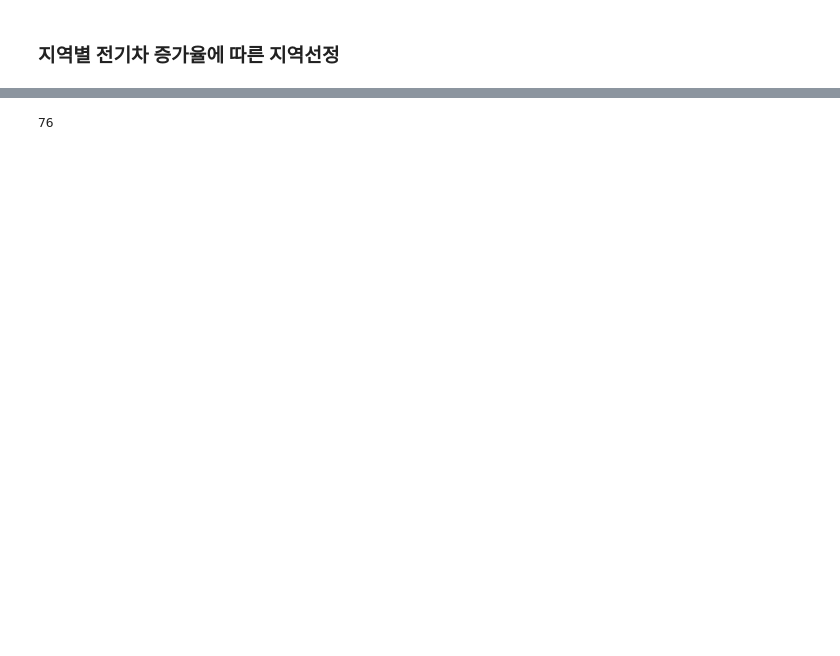
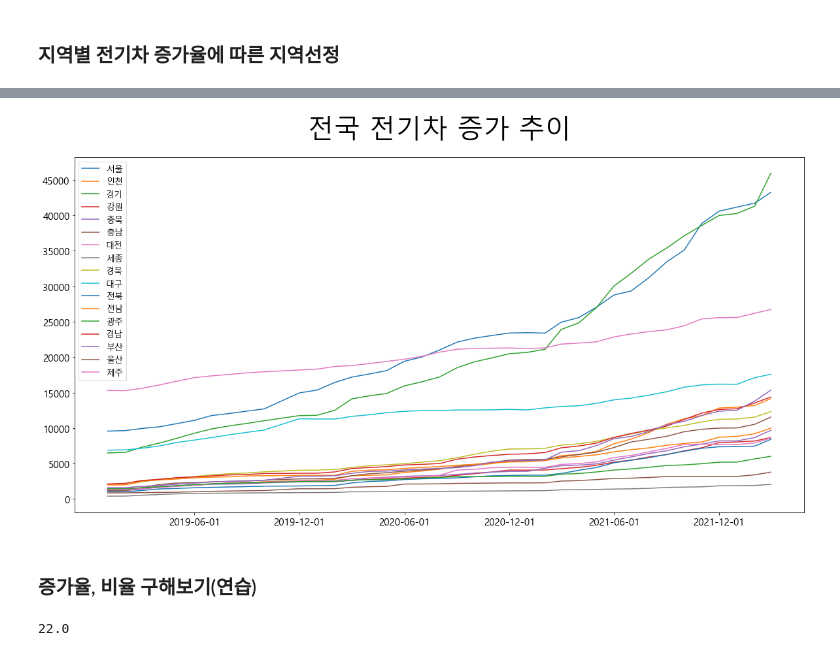
Before and after one commit to JBindio/StudyPython, a Jupyter notebook: 06.project/eletronic.ipynb, the cells around one changed output, grey strips where cells are left out. Drawn from its saved outputs; the diff is of its cells as text; code cells hidden in the pictures; blank space fills up the shorter version.

```diff
--- a/06.project/eletronic.ipynb
+++ b/06.project/eletronic.ipynb
@@ -5,5 +27,5 @@ import pandas as pd
 # %%
-df = pd.read_csv('./data/한국전력공사_지역별 전기차 현황정보_20220429.csv')
+df = pd.read_csv('./data/1.전기차/지역별_전기차_대수_현황.csv')
 df.info()
 df.describe()
 # %% [output]
@@ -33,6 +55,5 @@ memory usage: 5.8+ KB
 | 50% | 21557.500000 | 4421.500000 | 17854.500000 | 3215.500000 | 3393.000000 | 4399.500000 | 3710.500000 | 1088.000000 | 5608.000000 | 12509.000000 | 2941.500000 | ... |
 | 75% | 28317.250000 | 7519.500000 | 29258.500000 | 5087.500000 | 5348.000000 | 7087.500000 | 5682.500000 | 1391.250000 | 8536.500000 | 13848.500000 | 4936.000000 | ... |
 | max | 43206.000000 | 14134.000000 | 45891.000000 | 8652.000000 | 9683.000000 | 11532.000000 | 8595.000000 | 2069.000000 | 12318.000000 | 17584.000000 | 8404.000000 | ... |
-# %%
-df['년도'] = df['기준일'].str[2:4].astype(int)
-df['월'] = df['기준일'].str[5:7].astype(int)
+# %%
+df_all = df.drop(columns='합계')
@@ -38,0 +62,3 @@ df['월'] = df['기준일'].str[5:7].astype(int)
+# %%
+df_all['기준일'] = pd.to_datetime(df['기준일'])
+df_all.info()
@@ -39,5 +83,23 @@ df['월'] = df['기준일'].str[5:7].astype(int)
+# %%
+# 그래프 크기 조정
+plt.figure(figsize= (20,10)) # 너비, 높이 지정
+plt.plot(df_all['기준일'],df_all.drop(columns='기준일'))
+plt.legend(df_all.drop(columns='기준일'),loc ='upper left',fontsize = 13)
+# 그래프 전체 제목 넣기
+plt.title('전국 전기차 증가 추이',pad = 30,fontsize = 40)
+# x축, y축 이름달기
+# x축 범위 지정
+plt.xticks(['2019-06','2019-12','2020-06','2020-12','2021-06','2021-12'],fontsize = 15) # 리스트
+plt.yticks(range(0,50000,5000),fontsize = 15) # 리스트
+
+plt.show()
+# %% [output]
+[figure, added]
+# %% [markdown]
+### 증가율, 비율 구해보기(연습)
 # %%
-df_seoul = df['서울'].loc[::-1].reset_index(drop=True)
-df_seoul[1] - df_seoul[0]
+df_seoul = df[['기준일','서울']].loc[::-1].reset_index(drop=True)
+seoul_total = df_seoul['서울'].loc[37]
+round(df_seoul['서울'].loc[0] / seoul_total * 100, 0)
 # %% [output]
-76
+22.0
```
Also changed, not shown: parts of 8 cells of this notebook, 12 other files.
